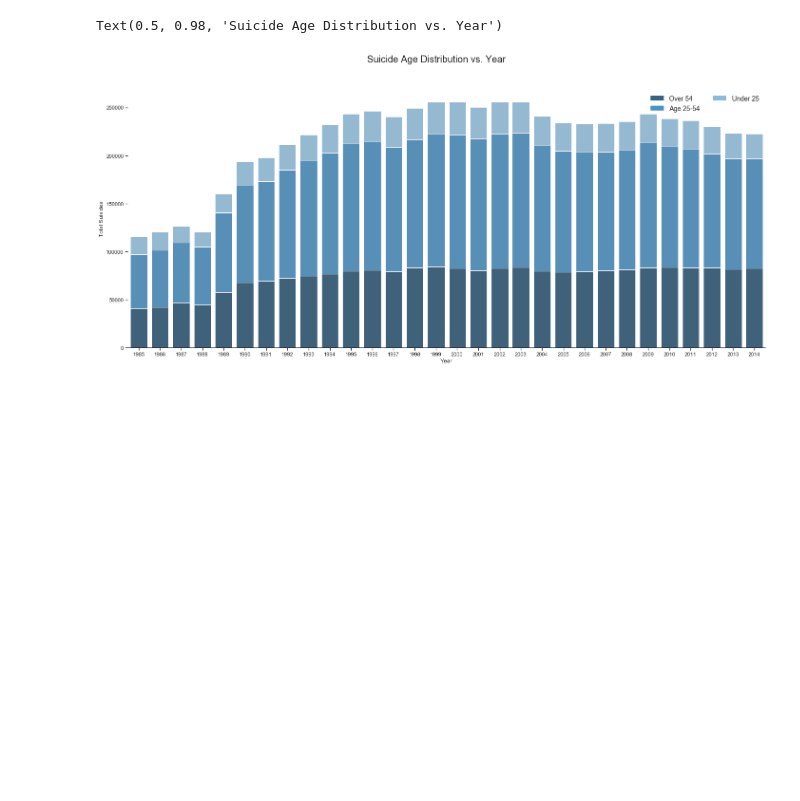
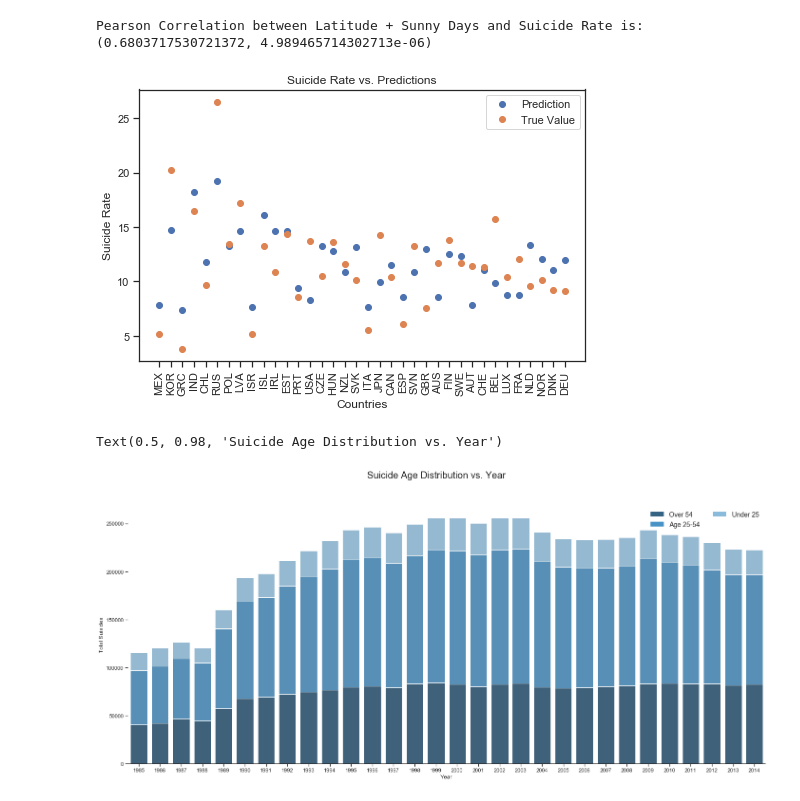
Before and after one commit to Yueeeeeeee/COGS9_Project, a Jupyter notebook: Algo.ipynb, the cells around one changed output. Saved outputs shown, nothing was run; the diff lists cells and outputs as text; code cells hidden in the pictures; blank space fills up the shorter version.

```diff
--- a/Algo.ipynb
+++ b/Algo.ipynb
@@ -293,0 +320,3 @@ Pearson Correlation between Latitude + Sunny Days and Suicide Rate is: (0.390491
+# %%
+data_pic2.reset_index(drop=True, inplace=True)
+data_pic2
@@ -294,3 +341,29 @@ Pearson Correlation between Latitude + Sunny Days and Suicide Rate is: (0.390491
+# %%
+factors = ['Hours', 'Productivity', 'Wage', 'GDP', 'Welfare', 'Latitude', 'Sunshine']
+X = np.array(data_pic2[factors])
+y = np.array(data_pic2['Rate'])
+losses = []
+
+reg = linear_model.LinearRegression()
+reg.fit(X, y)
+y_pred = reg.predict(X)
+
+sns.set(style="ticks")
+sns.set_context({"figure.figsize": (8, 5)})
+
+correlation1 = stats.pearsonr(normalize(y_pred), normalize(y))
+print('Pearson Correlation between Latitude + Sunny Days and Suicide Rate is:', correlation1)
+plt.plot(data_pic2['Code'], y_pred, 'o', label='Prediction')
+plt.plot(data_pic2['Code'], y, 'o', label='True Value')
+plt.xlabel('Countries')
+plt.xticks(rotation=90)
+plt.ylabel('Suicide Rate')
+plt.title('Suicide Rate vs. Predictions')
+plt.legend()
+plt.show()
+# %% [output]
+Pearson Correlation between Latitude + Sunny Days and Suicide Rate is: (0.6803717530721372, 4.989465714302713e-06)
+[figure, added]
 # %%
 data = pd.read_csv('master.csv')
 data = data[data['year'] < 2015]
```
Also changed, not shown: parts of 6 cells of this notebook.
